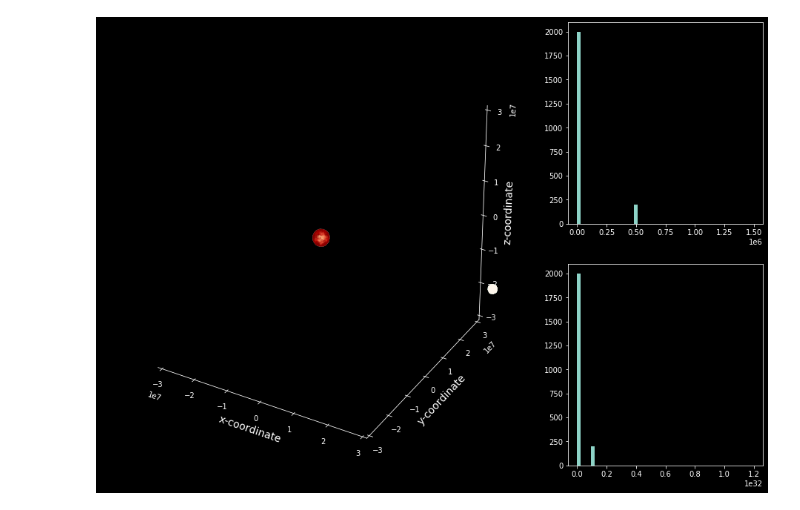
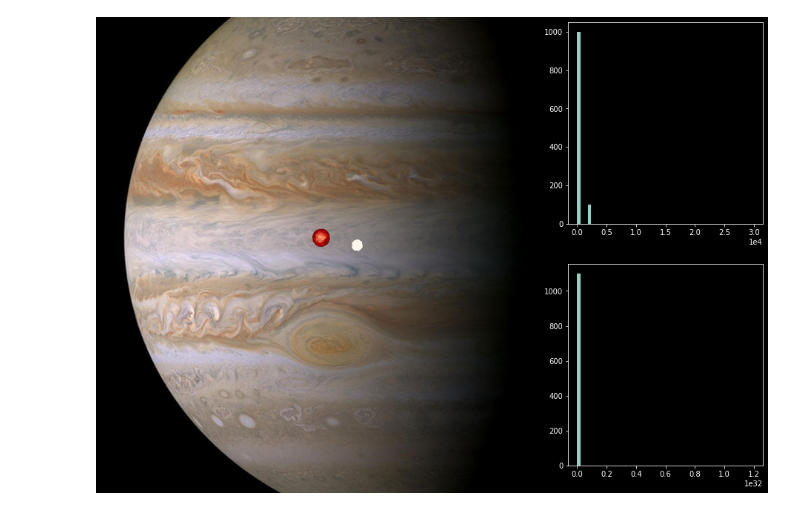
Before and after one commit to mikkel92/Planet-asteroid-interaction, a Jupyter notebook: n_body crash.ipynb, the cells around one changed output. Drawn from its saved outputs; the diff is of its cells as text; code cells hidden in the pictures.

Commit message:
Added background image and enhanced initial conditions creation

```diff
--- a/n_body crash.ipynb
+++ b/n_body crash.ipynb
@@ -17,7 +22,7 @@ Rj      = 1.82e6 #  m      Io radius
 G       = 6.67e-11 #  Gravitational constant in SI units
 
 # SIMULATION PARAMETERS
-Ninit   = 2000 # Number of particles (if new object is created)
+Ninit   = 1000 # Number of particles (if new object is created)
 m       = Mj/Ninit # SPH particle mass
 dt      = 50 # Time step size
 ball_size = Rj / (np.cbrt(Ninit) * np.sqrt(2))
@@ -30,6 +35,9 @@ def init_IO(n):
     init_state = [np.zeros([6])]
 
     while len(init_state) < n:
+        if len(init_state) % 100 == 0:
+            print(len(init_state))
+
         tmp_state = np.zeros([6])
         tmp_state[:3] = (np.random.rand(3) - 0.5) * Rj * 2
 
@@ -48,21 +56,23 @@ def init_IO(n):
 
     return np.array(init_state)
 
-def init_comet(state, moon_ratio=0.1):
+def init_comet(state, offset=0, moon_ratio=0.1):
 
     state = list(state)
-    state.append([5e7, 0, 0, -5e5, 0, 0])
+    state.append([1e7, offset, 0, -1e5, 0, 0])
 
     while len(state) < int(Ninit + Ninit * moon_ratio):
+        if len(state) % 100 == 0:
+            print(len(state))
 
-        tmp_state = [5e7, 0, 0, -5e5, 0, 0]
+        tmp_state = [1e7, offset, 0, -1e5, 0, 0]
         tmp_state[:3] += (np.random.randn(3) - 0.5) * Rj #* 6 * moon_ratio
 
         vec = (tmp_state - np.array(state)[Ninit:])
         vec = vec[:,0:3]
         distance = np.sqrt(vec[:,0] ** 2 + vec[:,1] ** 2 + vec[:,2] ** 2)
 
-        if distance[0] > Rj * moon_ratio * 5:
+        if distance[0] > Rj * moon_ratio * 6:
             #print('too far away')
             continue
 
@@ -171,8 +157,11 @@ print(len_vec(abs(state[0][3:]) + abs(state[1][3:])))
 # %%
 # generate IO and comet
+offset = 1.5e6
+moon_ratio = 0.1
 
 start_state = init_IO(n=Ninit)
 print('done generating IO')
-start_state = init_comet(start_state)
+
+start_state = init_comet(start_state, offset=offset, moon_ratio=moon_ratio)
 print('done generating comet')
 # %% [output]
@@ -181,10 +185,13 @@ done generating comet
 # %%
 # create plot states
 
-N = 200 # animation frames
+N = 3000 # animation frames
 state = start_state
 states = []
 for i in range(0,N):
+
+    if i % 10 == 0:
+        print('calculating state', i)
     #print(state)
     Fi, distances = gravity_n_body(state)
 
@@ -211,6 +237,12 @@ colors[Ninit:] = np.zeros([len(distances[Ninit:])])
 # for plot testing
 
 import matplotlib.gridspec as gridspec
+from matplotlib.offsetbox import OffsetImage, AnnotationBbox
+
+def getImage(path):
+    return OffsetImage(plt.imread(path))
+
+
 plt.style.use('dark_background')
 # test init plot
 zoom = 1e7
@@ -222,10 +254,14 @@ plt.set_cmap('OrRd')
 # large subplot
 ax = plt.subplot2grid((2,3), (0,0), colspan=2, rowspan=2, projection='3d')
 scatters = ax.scatter(states[0][:,0], states[0][:,1], states[0][:,2], s=ball_size/10000)#, c=distances)
+#scatters = ax.scatter(-1e8, 2e8, -1e8, s=ball_size/1.3, alpha=0.8)#, c=distances)
+ab = AnnotationBbox(getImage(r'C:\Users\mikkel\Desktop\planet_sim\jupiter1.jpg'), (0, 0), frameon=False)
+at = ax.add_artist(ab)
+at.zorder = 0
 
 # small subplot 1
 ax2 = plt.subplot2grid((2,3), (0,2))
-vel_hist = ax2.hist(np.sqrt(states[0][:,3] ** 2 + states[0][:,4] ** 2 + states[0][:,5] ** 2), bins=np.linspace(0,1.5e6,51))
+vel_hist = ax2.hist(np.sqrt(states[0][:,3] ** 2 + states[0][:,4] ** 2 + states[0][:,5] ** 2) / dt , bins=np.linspace(0,1.5e6,51) / dt)
 ax2.ticklabel_format(style='sci', axis='x', scilimits=(0,0))
 # small subplot 2
 plt.subplot2grid((2,3), (1,2))
@@ -239,35 +275,35 @@ plt.hist(m * (states[0][:,3] ** 2 + states[0][:,4] ** 2 + states[0][:,5] ** 2),
 #ax.view_init(elev=90, azim=0) # view x-y
 #ax.view_init(elev=0, azim=0) # view y-z
 #ax.view_init(elev=0, azim=90) # view x-z
 
 scatters = ax.scatter(states[0][:,0], states[0][:,1], states[0][:,2], s=ball_size/10000, c=distances)
 
 
-#ax.view_init(elev=90, azim=0)
+ax.view_init(elev=30, azim=-60)
 #ax.plot_surface(img_x * 5, img_y * 5, img_z, rstride=10, cstride=10, facecolors=img)
 #scatters = ax.scatter(states[0][:,0], states[0][:,1], states[0][:,2], s=ball_size/10000, c=distances)
 
 
 
 # Setting the axes properties
 ax.set_xlim3d(-3*zoom, 3*zoom)
 ax.set_ylim3d(-3*zoom, 3*zoom)
 ax.set_zlim3d(-3*zoom, 3*zoom)
 
 ax.set_xlabel("x-coordinate",fontsize=14)
 ax.set_ylabel("y-coordinate",fontsize=14)
 ax.set_zlabel("z-coordinate",fontsize=14)
 
 # make the panes transparent
 ax.xaxis.set_pane_color((1.0, 1.0, 1.0, 0.0))
 ax.yaxis.set_pane_color((1.0, 1.0, 1.0, 0.0))
 ax.zaxis.set_pane_color((1.0, 1.0, 1.0, 0.0))
 # make the grid lines transparent
 ax.xaxis._axinfo["grid"]['color'] =  (1,1,1,0)
 ax.yaxis._axinfo["grid"]['color'] =  (1,1,1,0)
 ax.zaxis._axinfo["grid"]['color'] =  (1,1,1,0)
 # %% [output]
-[figure, old version]
+[figure, new version]
 # %%
 %%time
 # Generate the animation
```
Also changed, not shown: parts of 6 cells of this notebook.
